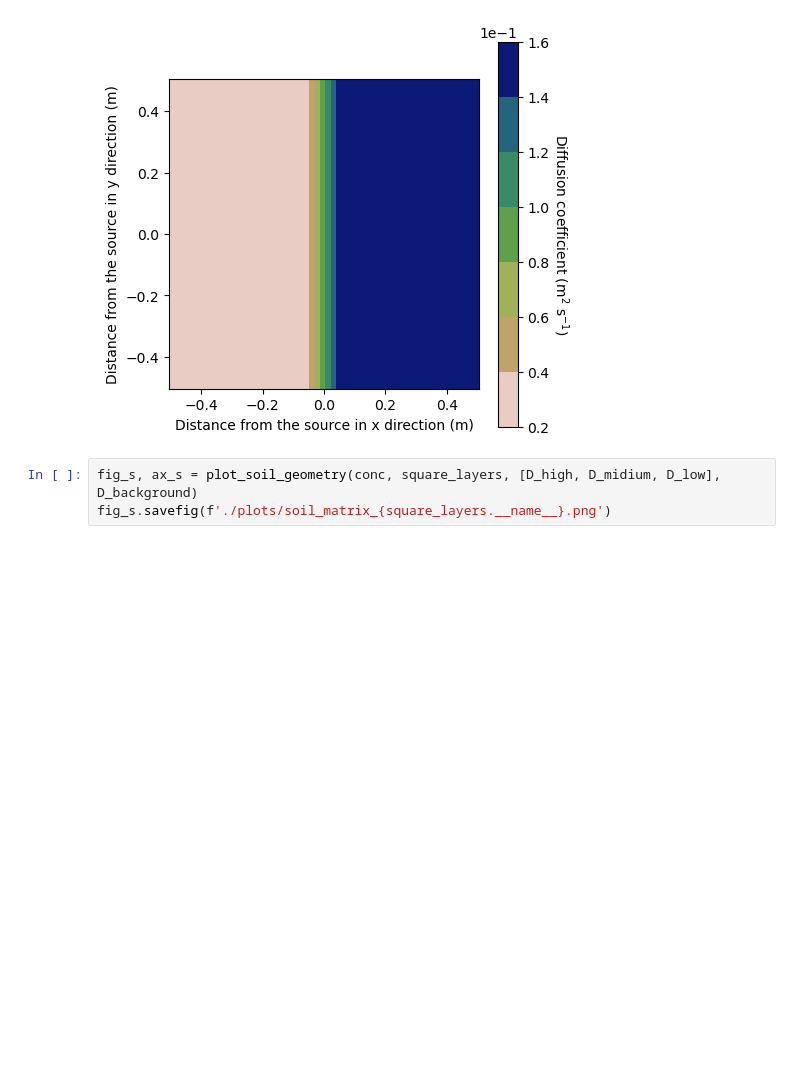
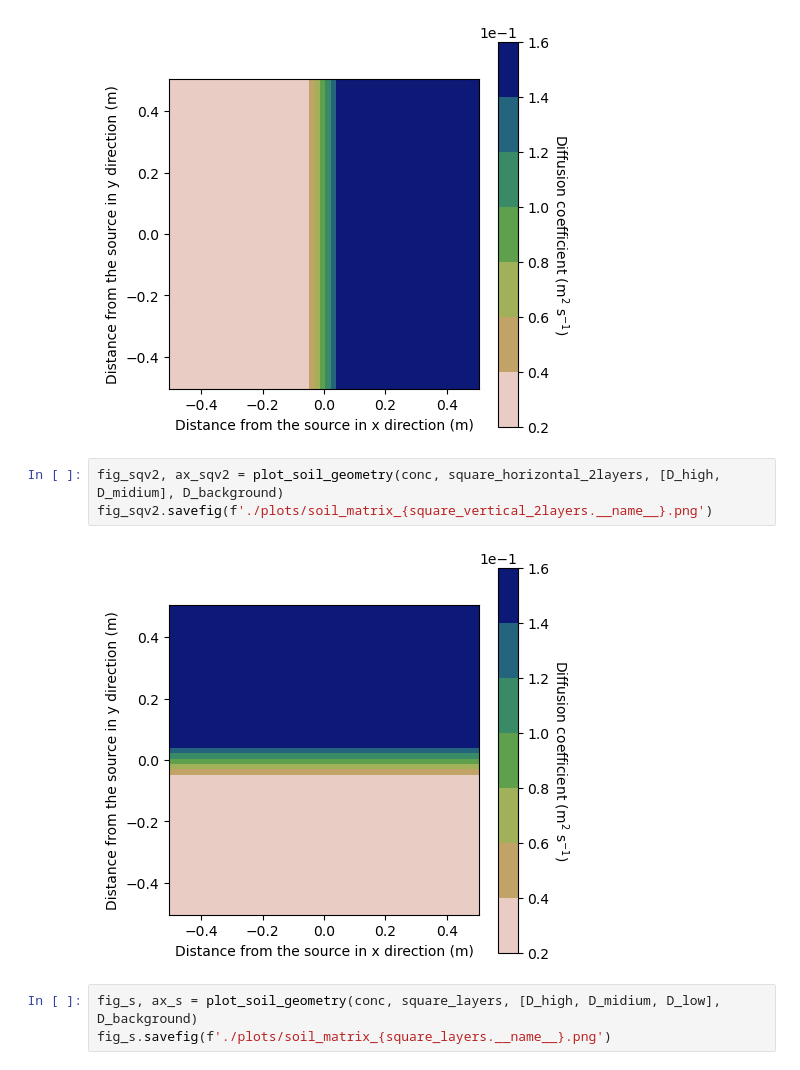
Before and after one commit to fongkenrui/A409_SeleniumDispersion, a Jupyter notebook: soil_geometry.ipynb, the cells around one changed output. Cells and saved outputs as stored; diff of their text form; blank space fills up the shorter version.

```diff
--- a/soil_geometry.ipynb
+++ b/soil_geometry.ipynb
@@ -84,6 +87,11 @@ fig_sqv2, ax_sqv2 = plot_soil_geometry(conc, square_vertical_2layers, [D_high, D
 fig_sqv2.savefig(f'./plots/soil_matrix_{square_vertical_2layers.__name__}.png')
 # %% [output]
 [figure]
+# %%
+fig_sqv2, ax_sqv2 = plot_soil_geometry(conc, square_horizontal_2layers, [D_high, D_midium], D_background)
+fig_sqv2.savefig(f'./plots/soil_matrix_{square_vertical_2layers.__name__}.png')
+# %% [output]
+[figure, added]
 # %%
 fig_s, ax_s = plot_soil_geometry(conc, square_layers, [D_high, D_midium, D_low], D_background)
 fig_s.savefig(f'./plots/soil_matrix_{square_layers.__name__}.png')
```
Also changed, not shown: parts of 21 cells of this notebook, 4 other files.
